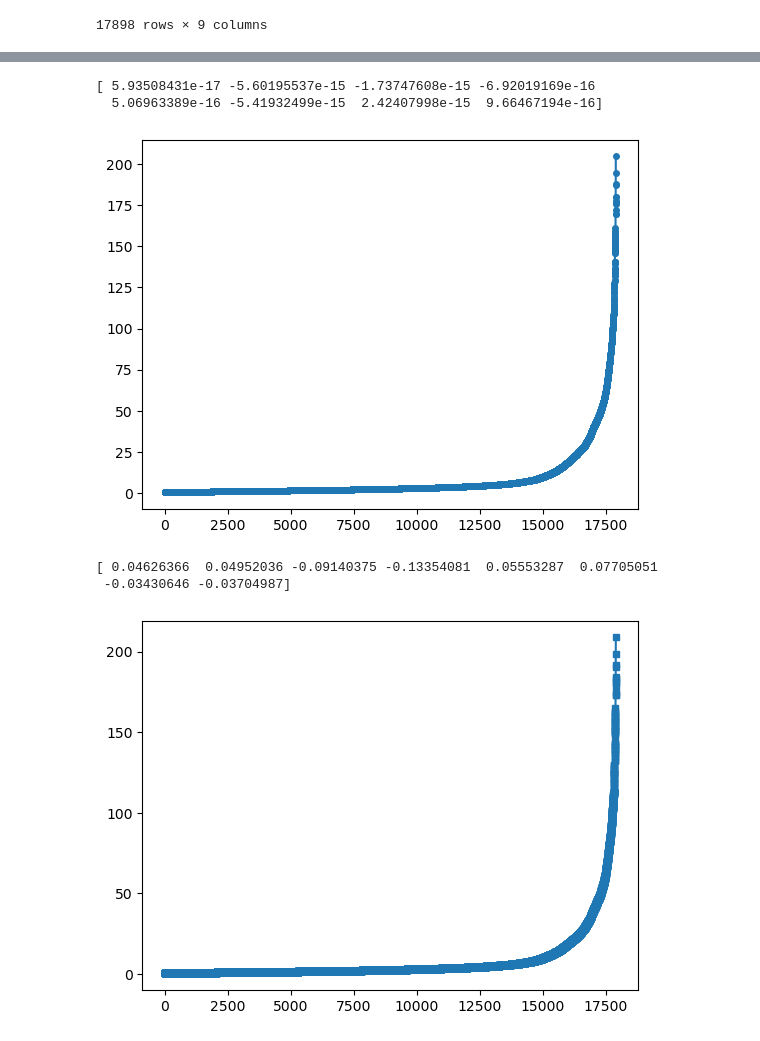
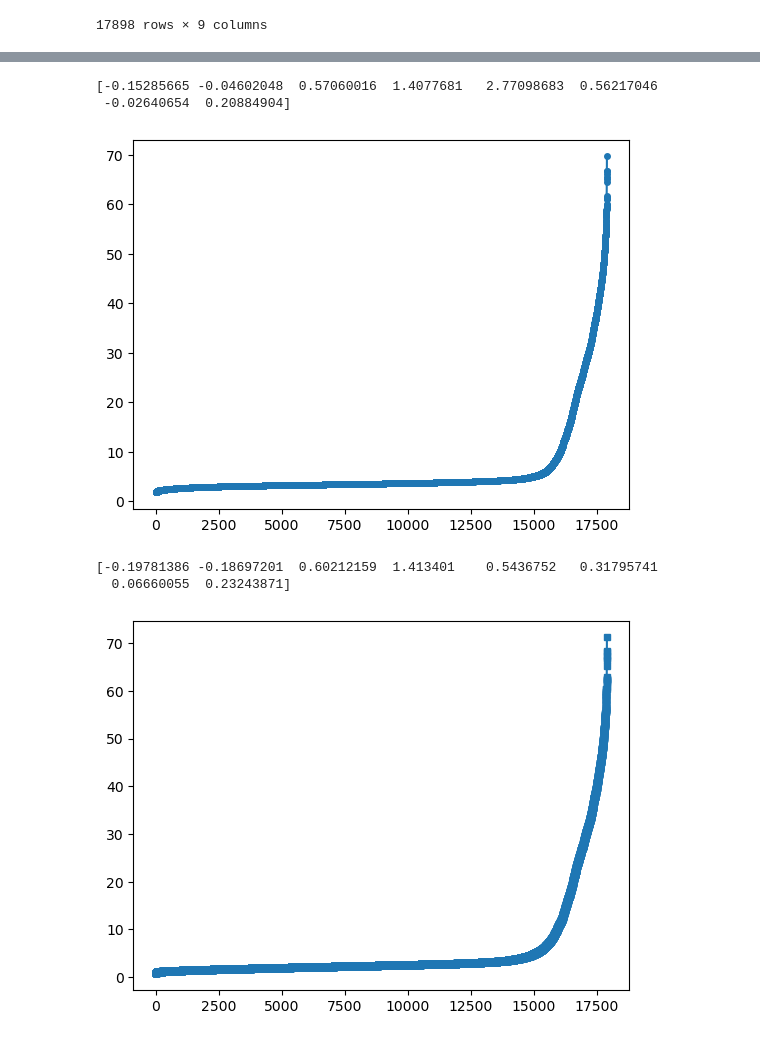
Before and after one commit to intellimath/mlgrad, a Jupyter notebook: examples/robust_pca_HTRU.ipynb, the cells around one changed output, grey strips where cells are left out. Saved outputs shown, nothing was run; the diff lists cells and outputs as text; code cells hidden in the pictures.

```diff
--- a/examples/robust_pca_HTRU.ipynb
+++ b/examples/robust_pca_HTRU.ipynb
@@ -34,5 +34,5 @@ from sklearn.preprocessing import scale
 # %%
-X = scale(X)
+X = robust_scale(X)
 # %%
 pca_sk = PCA()
 pca_sk.fit(X)
@@ -54,27 +66,28 @@ print(L)
 # %%
 X0 = X
 # %%
-wma = af.averaging_function("WM", rhofunc=func.Sqrt(0.1), alpha=0.95)
+smooth_quantile = func.QuantileFunc(0.9, func.Sqrt(0.001))
+wma = af.averaging_function("WM", rhofunc=smooth_quantile)
 amf = af.averaging_function("AM")
 # %%
-c0 = pca.find_center(X0)
+c0 = pca.location(X0)
 print(c0)
 plt.plot(sorted(pca.distance_center(X0, c0)), marker='o', markersize=4)
 plt.show()
 # %% [output]
-[ 5.93508431e-17 -5.60195537e-15 -1.73747608e-15 -6.92019169e-16
-  5.06963389e-16 -5.41932499e-15  2.42407998e-15  9.66467194e-16]
+[-0.15285665 -0.04602048  0.57060016  1.4077681   2.77098683  0.56217046
+ -0.02640654  0.20884904]
-[figure, old version]
+[figure, new version]
 # %%
-wma = af.averaging_function("WM", rhofunc=func.Sqrt(0.01), alpha=0.95)
-c = pca.find_rob_center(X0, wma)
+wma = af.averaging_function("WM", rhofunc=smooth_quantile)
+c = pca.robust_location(X0, wma)
 print(c)
 plt.plot(sorted(pca.distance_center(X0, c)), marker='s', markersize=4)
 plt.show()
 # %% [output]
-[ 0.04626366  0.04952036 -0.09140375 -0.13354081  0.05553287  0.07705051
- -0.03430646 -0.03704987]
+[-0.19781386 -0.18697201  0.60212159  1.413401    0.5436752   0.31795741
+  0.06660055  0.23243871]
-[figure, old version]
+[figure, new version]
 # %%
 X1 = X0 - c
 X1_0 = X0 - c0
```
Also changed, not shown: parts of 30 cells of this notebook, 50 other files.
